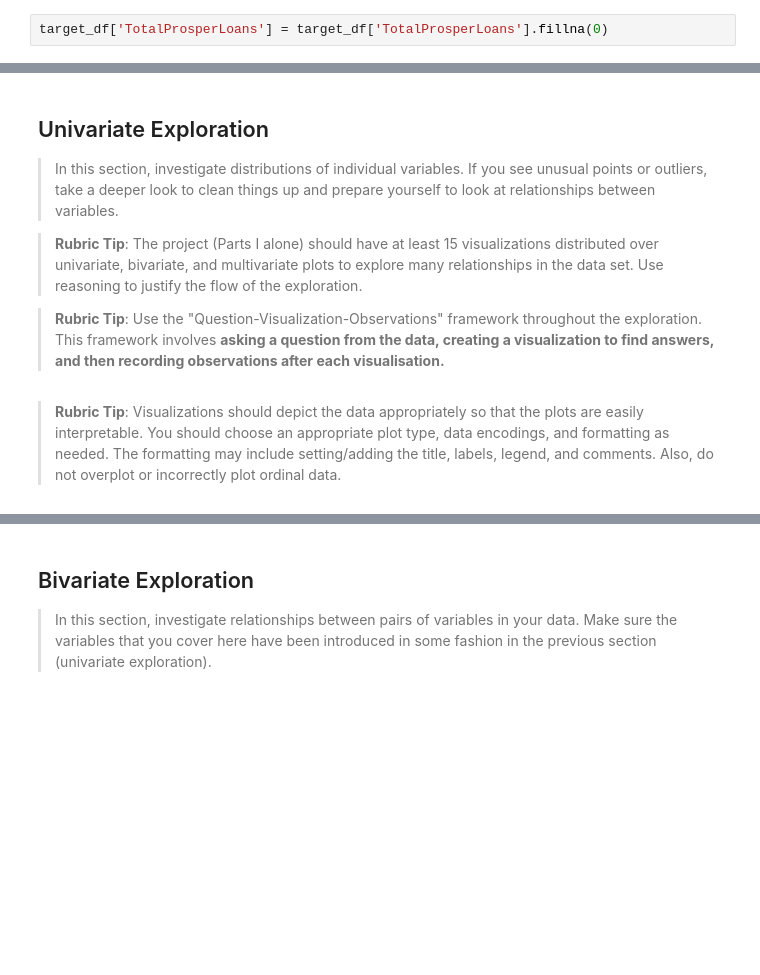
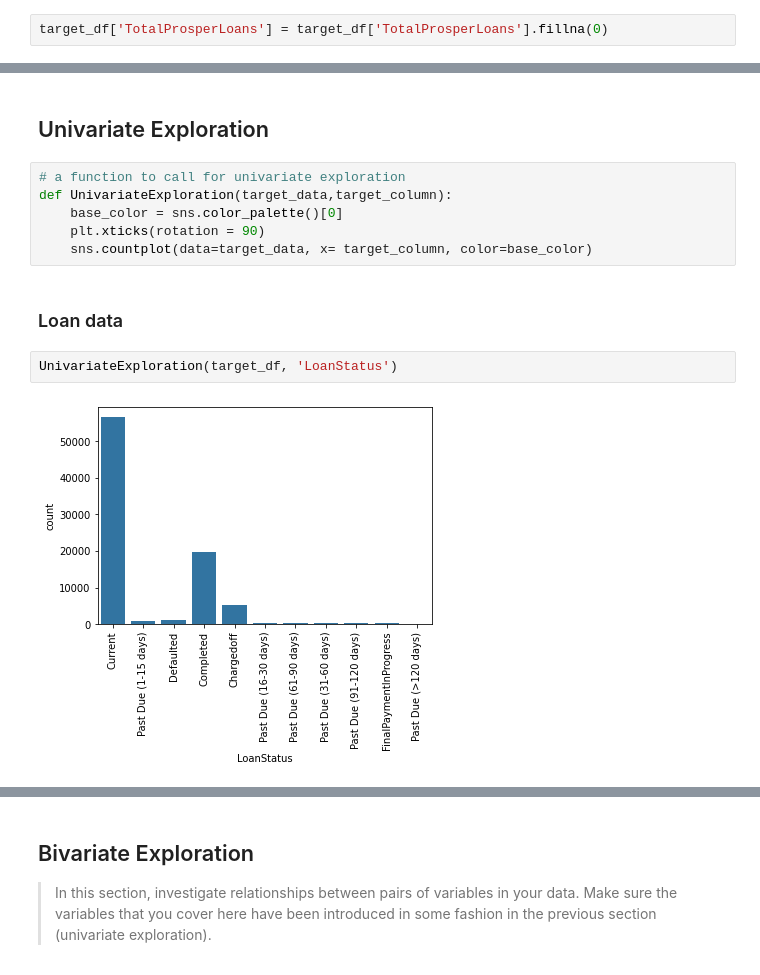
Before and after one commit to NgweBecky/Communicate-data-findings, a Jupyter notebook: Part_I_exploration.ipynb, the cells around one changed output, grey strips where cells are left out. Drawn from its saved outputs; the diff is of its cells as text; blank space fills up the shorter version.

Commit message:
exploratory data analysis

```diff
--- a/Part_I_exploration.ipynb
+++ b/Part_I_exploration.ipynb
@@ -181,20 +181,17 @@ memory usage: 9.7+ MB
 
 ### What features in the dataset do you think will help support your investigation into your feature(s) of interest?
 > I think that the borrowers Prosper rating will have the highest impact on chances of default. Also I expect that loan amount will play a major role and maybe the category of credit. Prosper rating will depend on stated income and employment status.
-# %% [markdown]
-## Univariate Exploration
-
-> In this section, investigate distributions of individual variables. If
-you see unusual points or outliers, take a deeper look to clean things up
-and prepare yourself to look at relationships between variables.
-
-
-> **Rubric Tip**: The project (Parts I alone) should have at least 15 visualizations distributed over univariate, bivariate, and multivariate plots to explore many relationships in the data set.  Use reasoning to justify the flow of the exploration.
-
-
-
->**Rubric Tip**: Use the "Question-Visualization-Observations" framework  throughout the exploration. This framework involves **asking a question from the data, creating a visualization to find answers, and then recording observations after each visualisation.**
-# %% [markdown]
-
-
->**Rubric Tip**: Visualizations should depict the data appropriately so that the plots are easily interpretable. You should choose an appropriate plot type, data encodings, and formatting as needed. The formatting may include setting/adding the title, labels, legend, and comments. Also, do not overplot or incorrectly plot ordinal data.
+# %% [markdown]
+## Univariate Exploration
+# %%
+# a function to call for univariate exploration
+def UnivariateExploration(target_data,target_column):
+    base_color = sns.color_palette()[0]
+    plt.xticks(rotation = 90)
+    sns.countplot(data=target_data, x= target_column, color=base_color)
+# %% [markdown]
+### Loan data
+# %%
+UnivariateExploration(target_df, 'LoanStatus')
+# %% [output]
+[figure, added]
```
Also changed, not shown: parts of 48 cells of this notebook.
